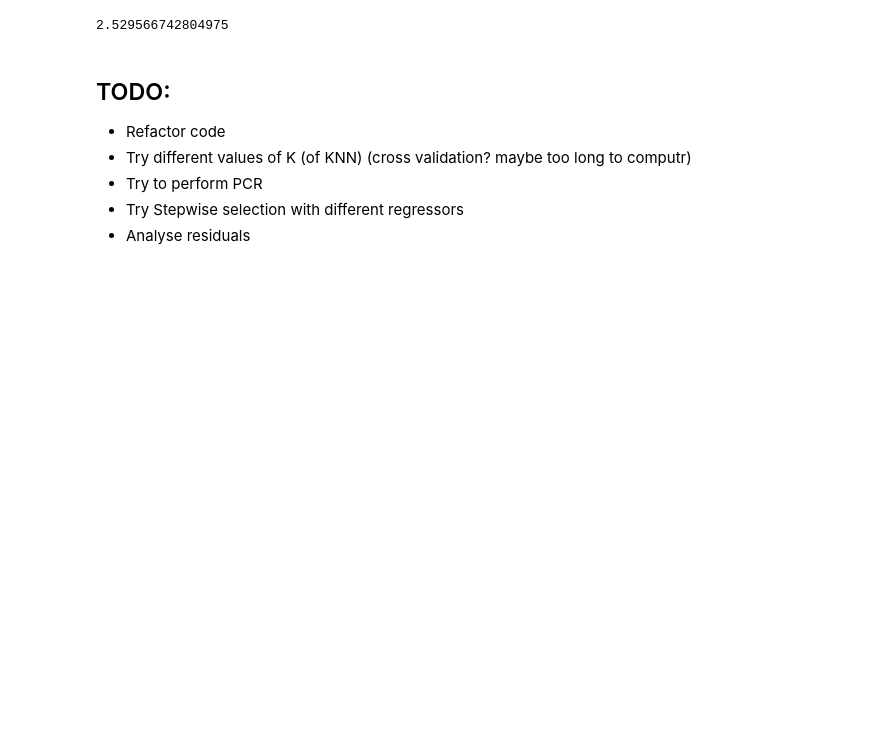
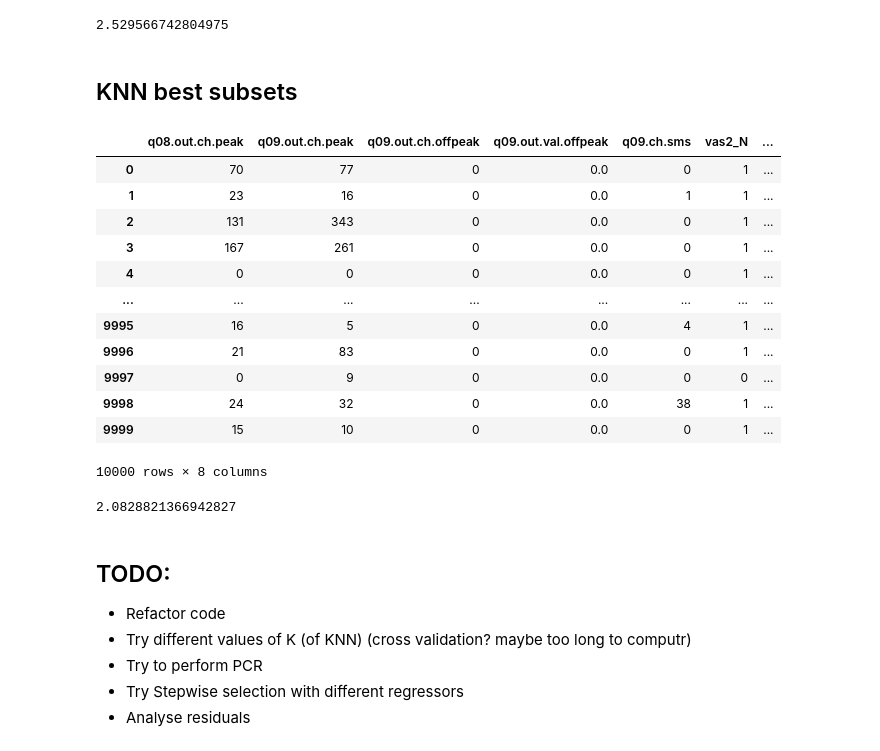
Before and after one commit to riccardocappi/Data-Mining-GroupA, a Jupyter notebook: PhoneUser_Competition/Phone users_py/Data_Mining_(Data_Divas).ipynb, the cells around one changed output. Cells and saved outputs as stored; diff of their text form; code cells hidden in the pictures; blank space fills up the shorter version.

Commit message:
Added best sybset KNN

```diff
--- a/PhoneUser_Competition/Phone users_py/Data_Mining_(Data_Divas).ipynb
+++ b/PhoneUser_Competition/Phone users_py/Data_Mining_(Data_Divas).ipynb
@@ -71,6 +71,19 @@ class FeatureSelector():
             cv = self.k_fold_splitter,
             n_jobs = -1)
         return np.mean(scores)
+
+
+    def select_best_subset(self, X, y, estimator, forward,
+                           n_features_to_select = 10,
+                           score_function = 'auto'):
+        sfs = self.stepwise_feature_selection(X, y,
+                                              estimator,
+                                              forward,
+                                              n_features_to_select,
+                                              score_function)
+        subsets = sfs.subsets_
+        best_subset = max(subsets.values(), key = lambda x: x['avg_score'])
+        return list(best_subset['feature_idx'])
 # %% [markdown]
 ## Test
 # %%
@@ -224,3 +237,35 @@ X_train_sfs_pcr = sfs_pcr.transform(X_train_pca)
 feature_selector.k_fold_cv(pcr, X_train_sfs_pcr, y_train)
 # %% [output]
 2.529566742804975
+# %% [markdown]
+## KNN best subsets
+# %%
+pipe = Pipeline([('scaler', StandardScaler()),
+                 ('model', KNN(n_neighbors = 10))])
+
+feature_selector = FeatureSelector()
+
+best_features = feature_selector.select_best_subset(X_train, y_train,
+                                                      pipe, True,
+                                                      n_features_to_select=15)
+# %%
+X_train_best_knn = X_train[X_train.columns[best_features]]
+X_train_best_knn
+# %% [output]
+|  | q08.out.ch.peak | q09.out.ch.peak | q09.out.ch.offpeak | q09.out.val.offpeak | q09.ch.sms | vas2_N | ... |
+| 0 | 70 | 77 | 0 | 0.0 | 0 | 1 | ... |
+| 1 | 23 | 16 | 0 | 0.0 | 1 | 1 | ... |
+| 2 | 131 | 343 | 0 | 0.0 | 0 | 1 | ... |
+| 3 | 167 | 261 | 0 | 0.0 | 0 | 1 | ... |
+| 4 | 0 | 0 | 0 | 0.0 | 0 | 1 | ... |
+| ... | ... | ... | ... | ... | ... | ... | ... |
+| 9995 | 16 | 5 | 0 | 0.0 | 4 | 1 | ... |
+| 9996 | 21 | 83 | 0 | 0.0 | 0 | 1 | ... |
+| 9997 | 0 | 9 | 0 | 0.0 | 0 | 0 | ... |
+| 9998 | 24 | 32 | 0 | 0.0 | 38 | 1 | ... |
+| 9999 | 15 | 10 | 0 | 0.0 | 0 | 1 | ... |
+10000 rows × 8 columns
+# %%
+feature_selector.k_fold_cv(pipe, X_train_best_knn, y_train)
+# %% [output]
+2.0828821366942827
```
Also changed, not shown: parts of 3 cells of this notebook.
